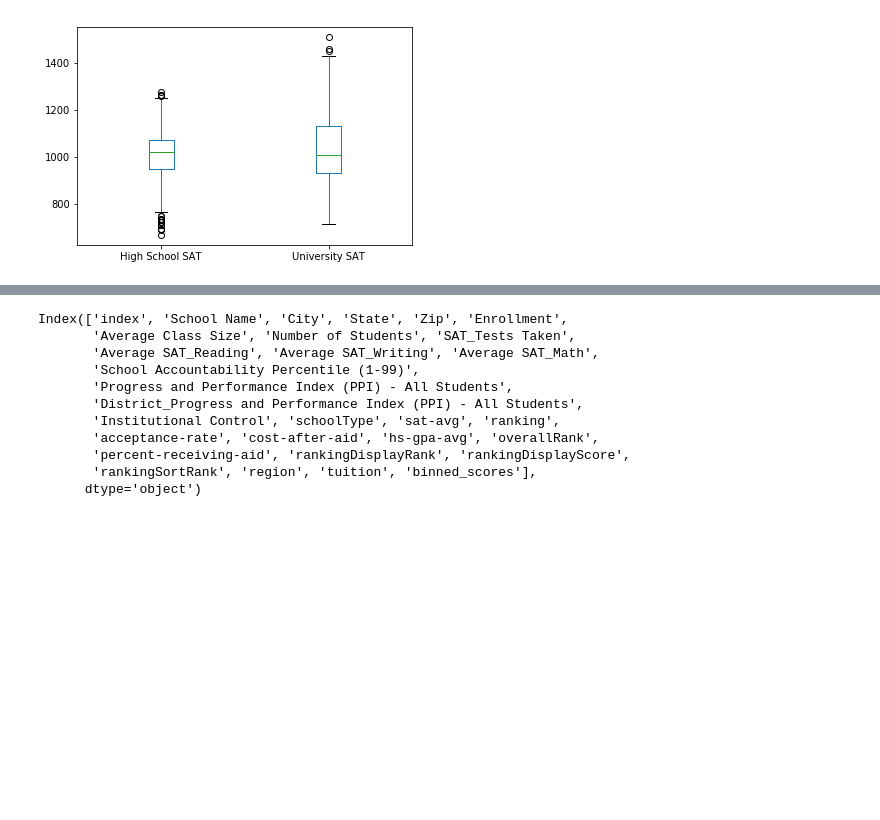
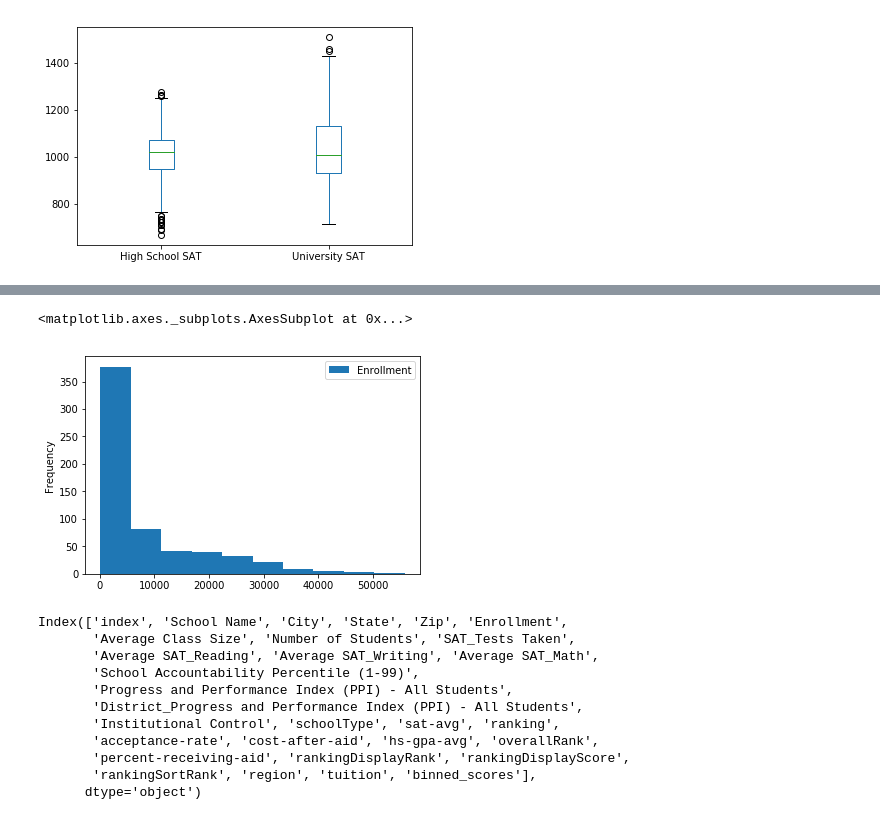
Before and after one commit to kj808/2018DataExploration, a Jupyter notebook: notebooks/EECS 731 Project.ipynb, the cells around one changed output, grey strips where cells are left out. Saved outputs shown, nothing was run; the diff lists cells and outputs as text; code cells hidden in the pictures; blank space fills up the shorter version.

```diff
--- a/notebooks/EECS 731 Project.ipynb
+++ b/notebooks/EECS 731 Project.ipynb
@@ -182,3 +191,9 @@ SATforType.plot.box()
+# %%
+EnrollvsSAT=result[['sat-avg','Enrollment']].copy()
+EnrollvsSAT.plot.hist(x='sat-avg')
+# %% [output]
+<matplotlib.axes._subplots.AxesSubplot at 0x...>
+[figure, added]
 # %%
 result.columns
 # %% [output]
```
Also changed, not shown: parts of 2 cells of this notebook.
